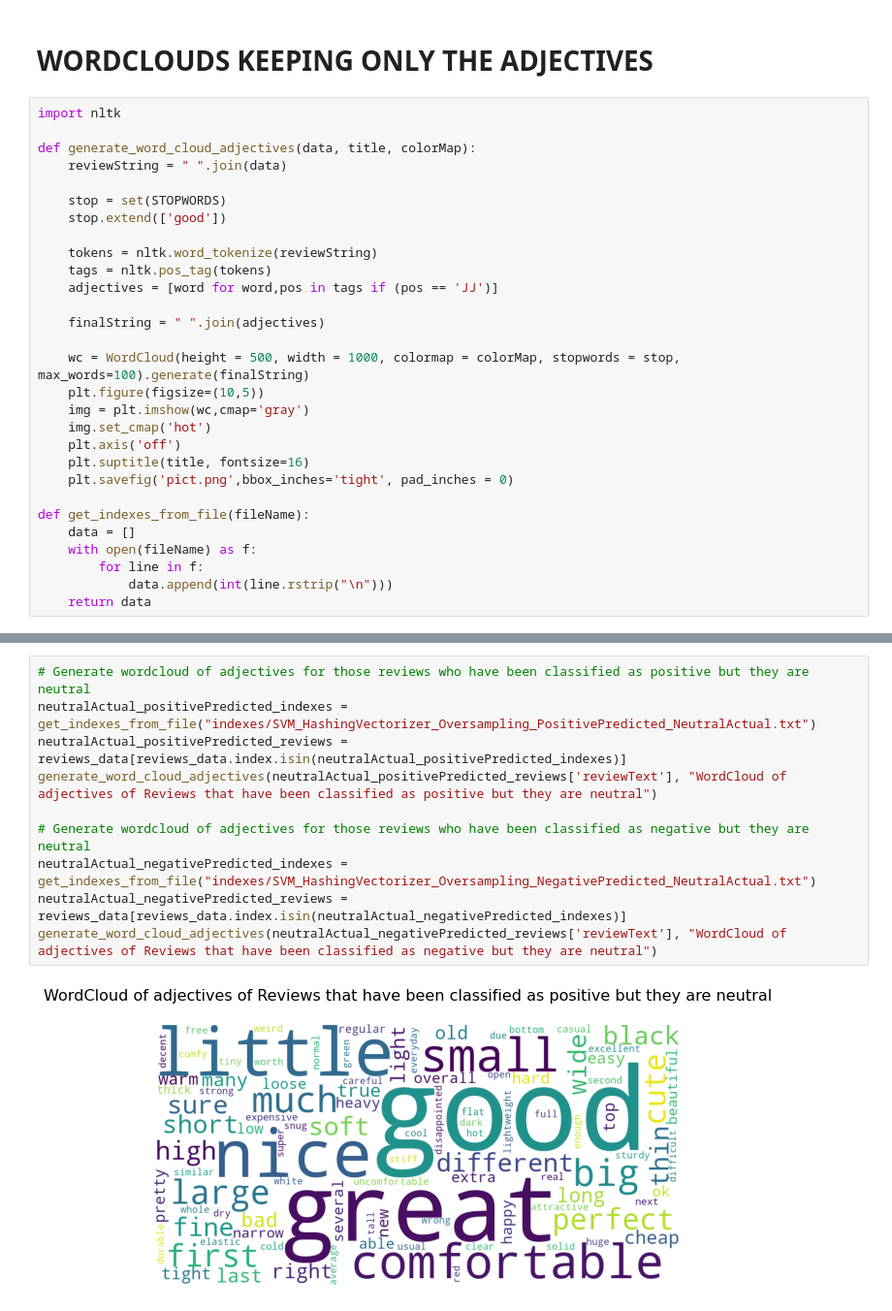
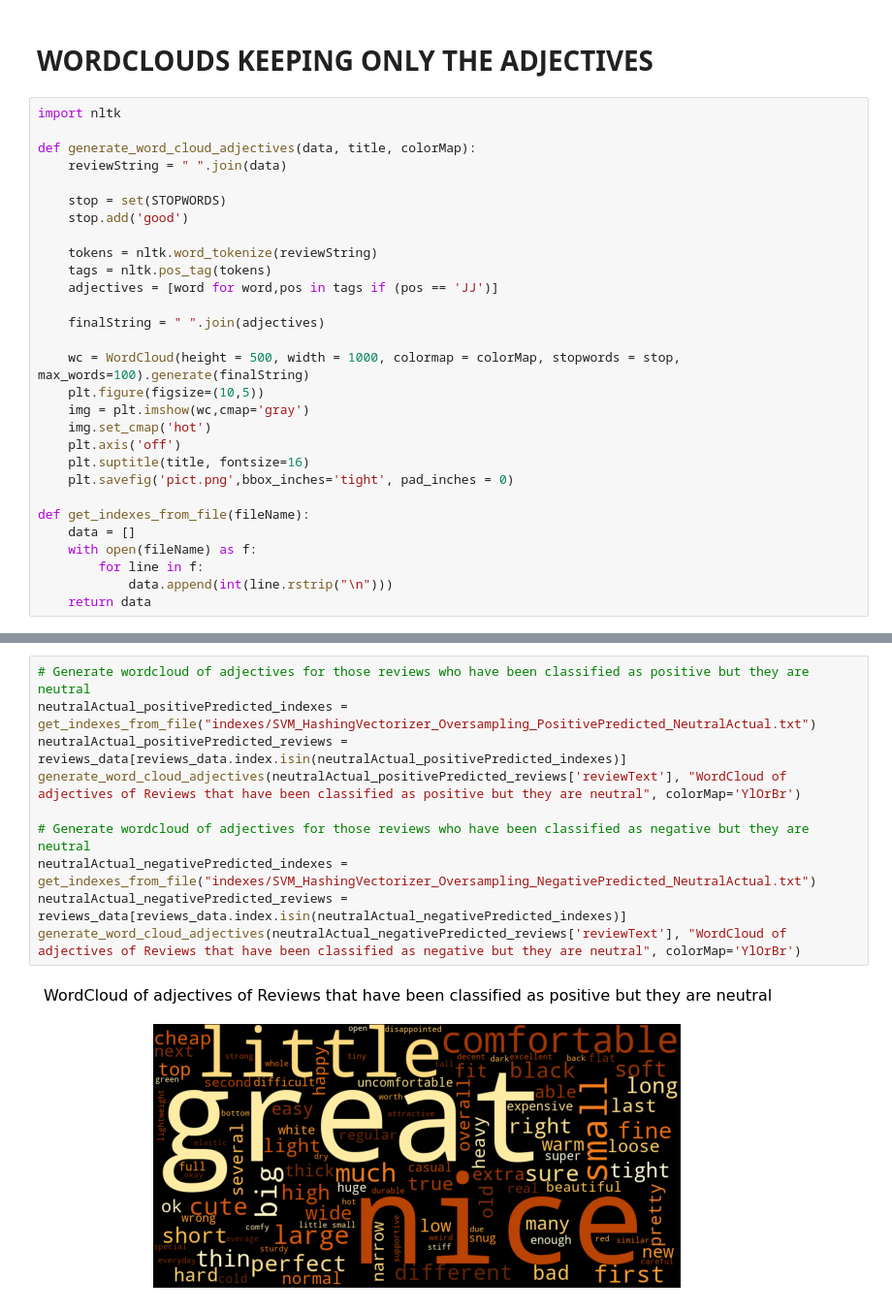
Before and after one commit to ChristosDeretzis/Sentence-Level-Sentiment-Analysis-Thesis, a Jupyter notebook: Data_Visualisation_Wordclouds.ipynb, the cells around one changed output, grey strips where cells are left out. Shown at 97% size. Drawn from its saved outputs; the diff is of its cells as text.

```diff
--- a/Data_Visualisation_Wordclouds.ipynb
+++ b/Data_Visualisation_Wordclouds.ipynb
@@ -111,7 +110,7 @@ def generate_word_cloud_adjectives(data, title, colorMap):
     reviewString = " ".join(data)
 
     stop = set(STOPWORDS)
-    stop.extend(['good'])
+    stop.add('good')
 
     tokens = nltk.word_tokenize(reviewString)
     tags = nltk.pos_tag(tokens)
@@ -162,12 +161,12 @@ generate_word_cloud_adjectives(negativeActual_neutralPredicted_reviews['reviewTe
 # %%
 # Generate wordcloud of adjectives for those reviews who have been classified as positive but they are neutral
 neutralActual_positivePredicted_indexes = get_indexes_from_file("indexes/SVM_HashingVectorizer_Oversampling_PositivePredicted_NeutralActual.txt")
 neutralActual_positivePredicted_reviews = reviews_data[reviews_data.index.isin(neutralActual_positivePredicted_indexes)]
-generate_word_cloud_adjectives(neutralActual_positivePredicted_reviews['reviewText'], "WordCloud of adjectives of Reviews that have been classified as positive but they are neutral")
+generate_word_cloud_adjectives(neutralActual_positivePredicted_reviews['reviewText'], "WordCloud of adjectives of Reviews that have been classified as positive but they are neutral", colorMap='YlOrBr')
 
 # Generate wordcloud of adjectives for those reviews who have been classified as negative but they are neutral
 neutralActual_negativePredicted_indexes = get_indexes_from_file("indexes/SVM_HashingVectorizer_Oversampling_NegativePredicted_NeutralActual.txt")
 neutralActual_negativePredicted_reviews = reviews_data[reviews_data.index.isin(neutralActual_negativePredicted_indexes)]
-generate_word_cloud_adjectives(neutralActual_negativePredicted_reviews['reviewText'], "WordCloud of adjectives of Reviews that have been classified as negative but they are neutral")
+generate_word_cloud_adjectives(neutralActual_negativePredicted_reviews['reviewText'], "WordCloud of adjectives of Reviews that have been classified as negative but they are neutral", colorMap='YlOrBr')
 # %% [output]
-[figure, old version]
+[figure, new version]
```
Also changed, not shown: parts of 9 cells of this notebook, 40 other files.
